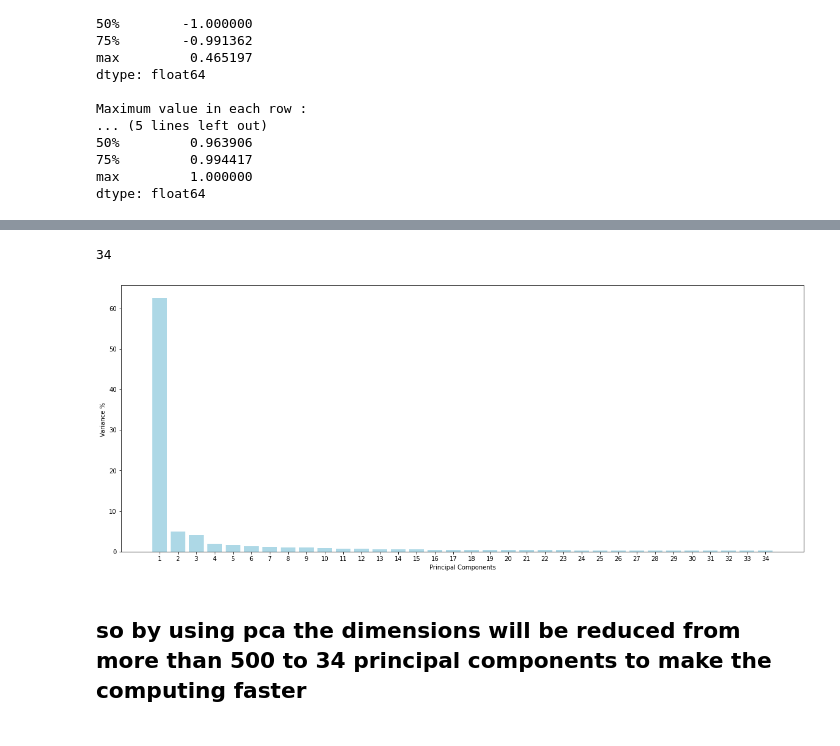
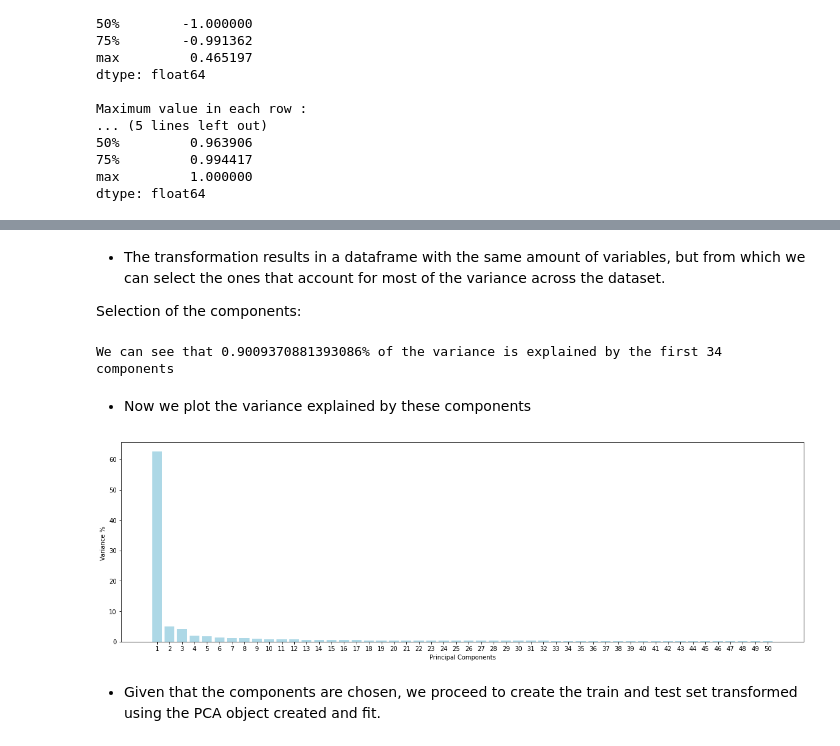
Before and after one commit to Esteban-7/Human_Activity_Recognition-Supervised_Learning, a Jupyter notebook: classification_project.ipynb, the cells around one changed output, grey strips where cells are left out. Drawn from its saved outputs; the diff is of its cells as text; code cells hidden in the pictures.

```diff
--- a/classification_project.ipynb
+++ b/classification_project.ipynb
@@ -159,5 +205,0 @@ Name: Activity, dtype: int64
-# %%
-df['activity_num'] = df['Activity']
-df['activity_num'].replace(['STANDING', 'WALKING_UPSTAIRS', 'WALKING_DOWNSTAIRS', 'SITTING','LAYING', 'WALKING'],
-                        [1,2,3,4,5,6], inplace=True)
-df.head()
@@ -213,0 +396,8 @@ x
+# %%
+df['activity_num'] = df['Activity']
+df['activity_num'].replace(['STANDING', 'WALKING_UPSTAIRS', 'WALKING_DOWNSTAIRS', 'SITTING','LAYING', 'WALKING'],
+                        [0,1,2,3,4,5], inplace=True)
+
+df_test['activity_num'] = df_test['Activity']
+df_test['activity_num'].replace(['STANDING', 'WALKING_UPSTAIRS', 'WALKING_DOWNSTAIRS', 'SITTING','LAYING', 'WALKING'],
+                        [0,1,2,3,4,5], inplace=True)
@@ -232,25 +427,31 @@ df_pca.head()
+# %% [markdown]
+- The transformation results in a dataframe with the same amount of variables, but from which we can select the ones that account for most of the variance across the dataset.
+
+Selection of the components:
 # %%
-variance = 0
-component = 0
+variance = 0 # variance explained by the components
+component = 0 #number of components
 for i in pca.explained_variance_ratio_:
     variance = variance + i
     component = component + 1
-    if variance > 0.90:
-        print(component)
+    if variance > 0.90: # we will use the components required to explain 90% of the variance in the set. We could use more, but the gain in variance for each additional component might not be worth it
+        print(f"We can see that {variance}% of the variance is explained by the first {component} components")
         break
 # %% [output]
-34
+We can see that 0.9009370881393086% of the variance is explained by the first 34 components
+# %% [markdown]
+- Now we plot the variance explained by these components
 # %%
-PC = range(1, 35)
+PC = range(1, 51)
 
-f = plt.figure(figsize=(20, 8))
-plt.bar(PC,pca.explained_variance_ratio_[:34]*100, color = 'lightblue')
+f = plt.figure(figsize=(20, 6))
+plt.bar(PC,pca.explained_variance_ratio_[:50]*100, color = 'lightblue')
 plt.xlabel('Principal Components')
 plt.ylabel('Variance % ')
 plt.xticks(PC)
 plt.show()
 # %% [output]
-[figure, old version]
+[figure, new version]
-# %% [markdown]
-## so by using pca the dimensions will be reduced from more than 500 to 34 principal components to make the computing faster
+# %% [markdown]
+- Given that the components are chosen, we proceed to create the train and test set transformed using the PCA object created and fit.
 # %%
```
Also changed, not shown: parts of 150 cells of this notebook, 2 other files.
